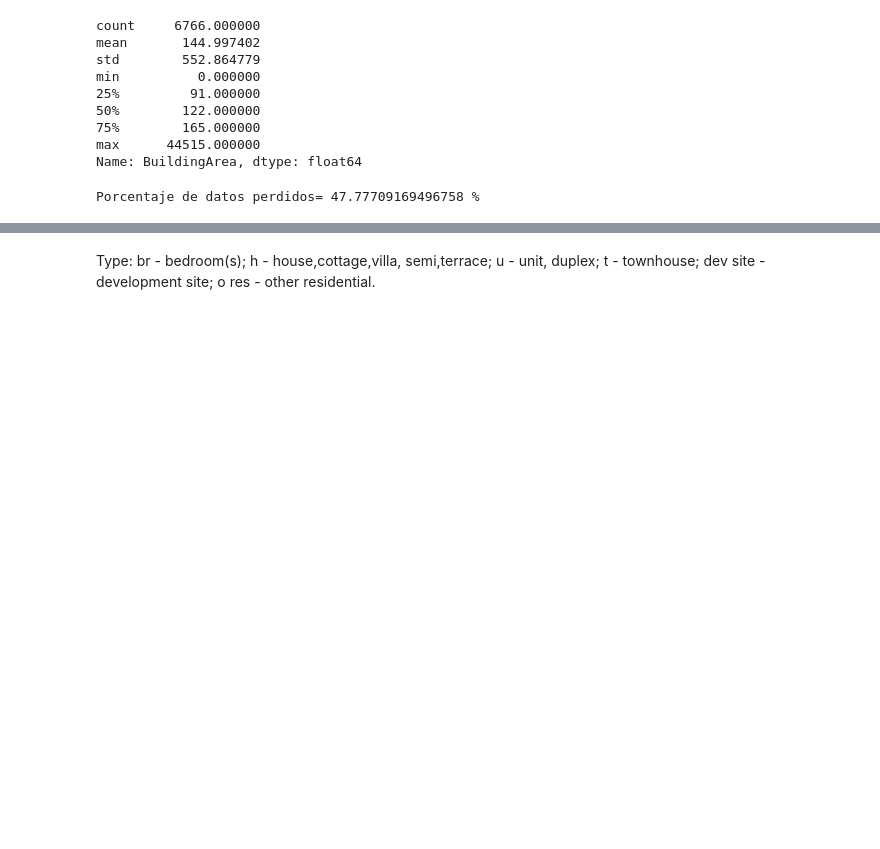
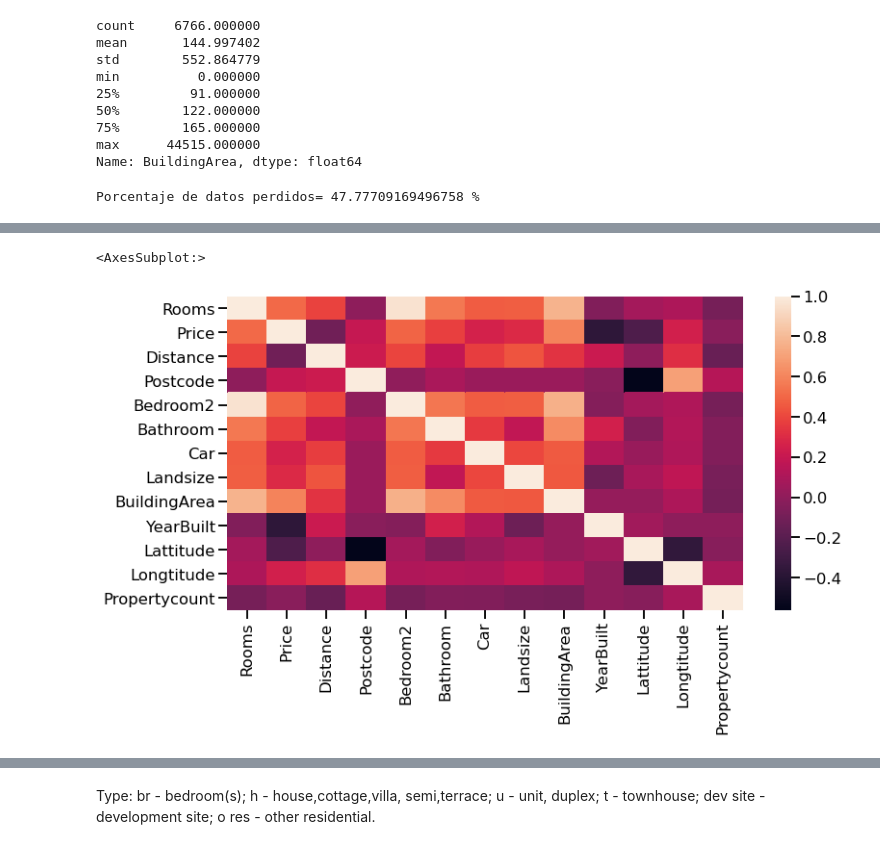
Before and after one commit to estebanarr/TP2_exploracion_curacion_datos, a Jupyter notebook: Entregable_Parte_1.ipynb, the cells around one changed output, grey strips where cells are left out. Cells and saved outputs as stored; diff of their text form; code cells hidden in the pictures; blank space fills up the shorter version.

```diff
--- a/Entregable_Parte_1.ipynb
+++ b/Entregable_Parte_1.ipynb
@@ -225,0 +242,3 @@ sns.histplot(melb_df2.Propertycount)  #representa la cantidad de propiedades que
+# %%
+melb_df2_cor=melb_df2.corr(method="spearman") #Debido a que las variables no poseen distribución normal se utilizó el metodo de spearman
+melb_df2_cor
@@ -225,0 +260,6 @@ sns.histplot(melb_df2.Propertycount)  #representa la cantidad de propiedades que
+# %%
+plt.figure(figsize=(12,6))
+sns.heatmap(melb_df2_cor)
+# %% [output]
+<AxesSubplot:>
+[figure, added]
```
Also changed, not shown: parts of 11 cells of this notebook.
